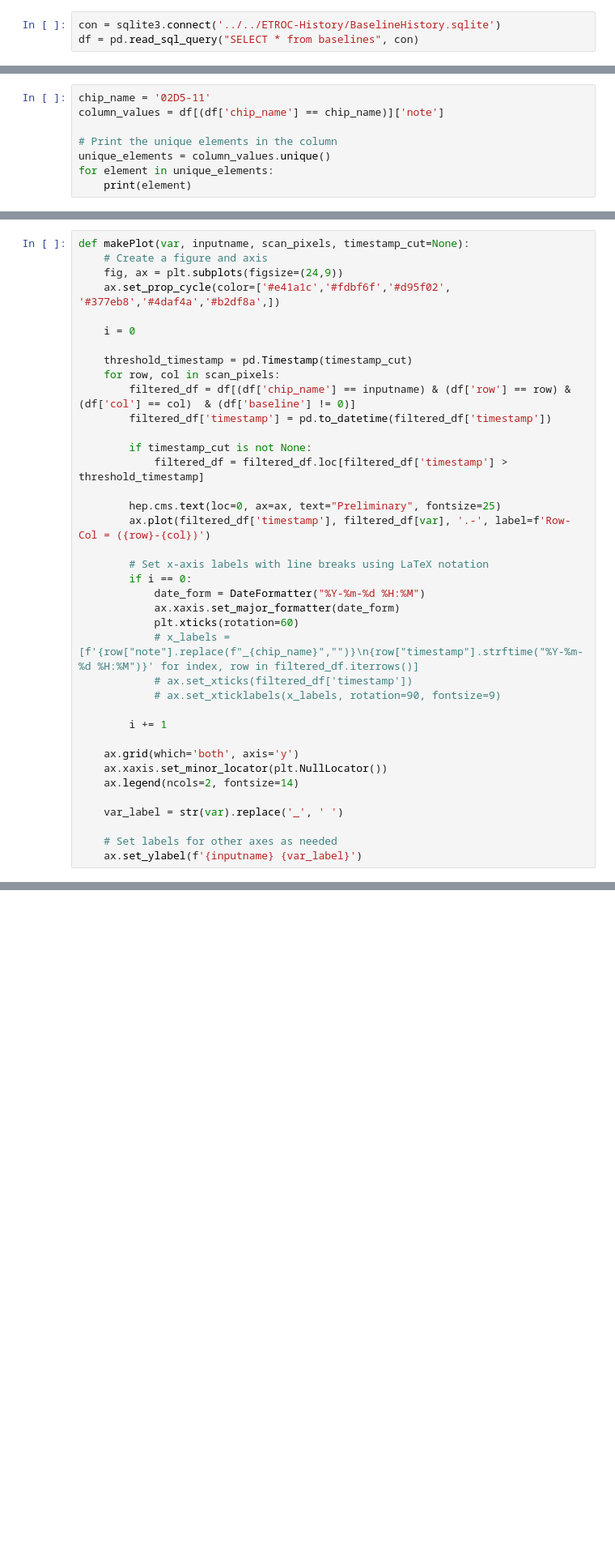
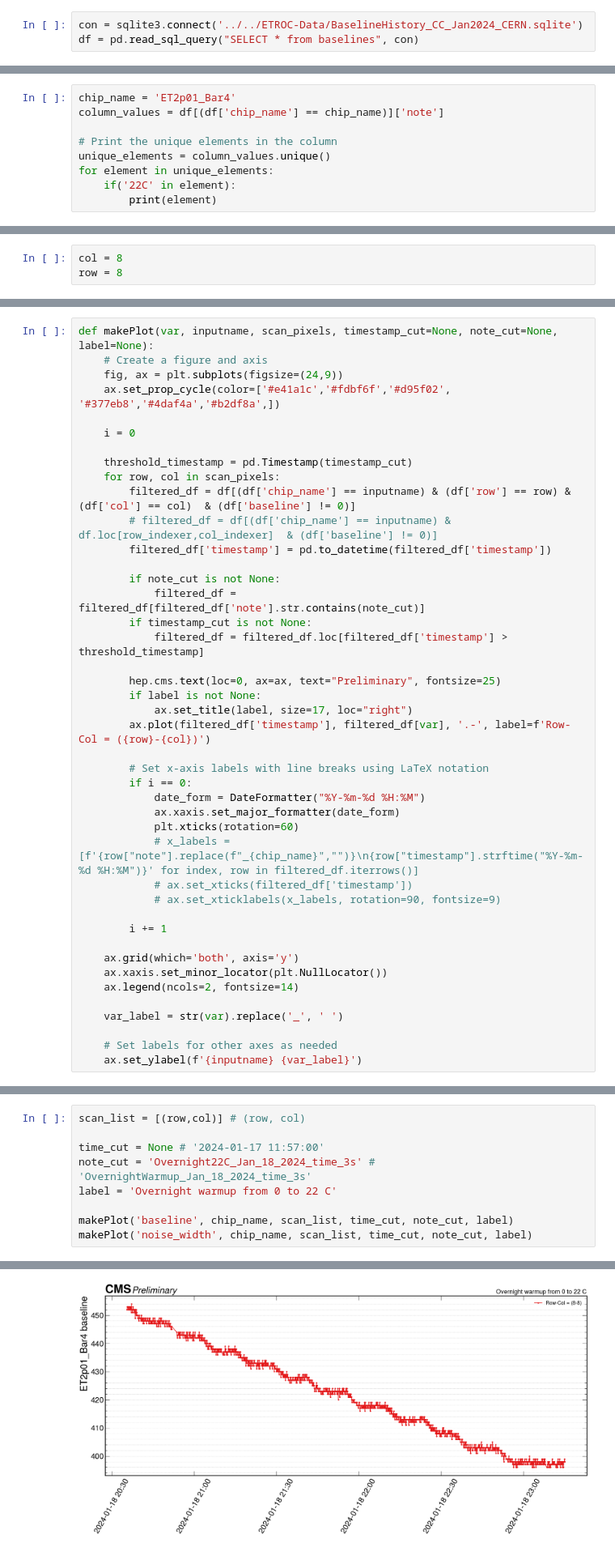
Before and after one commit to cbeiraod/ETROC-Analysis, a Jupyter notebook: reading_history/reading_BaselineHistory.ipynb, the cells around one changed output, grey strips where cells are left out. Shown at 81% size. Cells and saved outputs as stored; diff of their text form; blank space fills up the shorter version.

```diff
--- a/reading_history/reading_BaselineHistory.ipynb
+++ b/reading_history/reading_BaselineHistory.ipynb
@@ -11,7 +11,7 @@ hep.style.use("CMS")
 # %% [markdown]
 ## Load file and specify the board name
 # %%
-con = sqlite3.connect('../../ETROC-History/BaselineHistory.sqlite')
+con = sqlite3.connect('../../ETROC-Data/BaselineHistory_CC_Jan2024_CERN.sqlite')
 df = pd.read_sql_query("SELECT * from baselines", con)
 # %% [markdown]
 ## Print the board name
@@ -25,10 +27,11 @@ for element in unique_elements:
 # %% [markdown]
 ## Print the saved notes for dedicate board name
 # %%
-chip_name = '02D5-11'
+chip_name = 'ET2p01_Bar4'
 column_values = df[(df['chip_name'] == chip_name)]['note']
 
 # Print the unique elements in the column
 unique_elements = column_values.unique()
 for element in unique_elements:
-    print(element)
+    if('22C' in element):
+        print(element)
@@ -35,3 +56,6 @@ for element in unique_elements:
 # %% [markdown]
 ## Select the data based on the board name and note
+# %%
+col = 8
+row = 8
 # %%
@@ -40,5 +78,5 @@ base_df
 # %%
-def makePlot(var, inputname, scan_pixels, timestamp_cut=None):
+def makePlot(var, inputname, scan_pixels, timestamp_cut=None, note_cut=None, label=None):
     # Create a figure and axis
     fig, ax = plt.subplots(figsize=(24,9))
     ax.set_prop_cycle(color=['#e41a1c','#fdbf6f','#d95f02', '#377eb8','#4daf4a','#b2df8a',])
@@ -48,12 +86,17 @@ def makePlot(var, inputname, scan_pixels, timestamp_cut=None):
     threshold_timestamp = pd.Timestamp(timestamp_cut)
     for row, col in scan_pixels:
         filtered_df = df[(df['chip_name'] == inputname) & (df['row'] == row) & (df['col'] == col)  & (df['baseline'] != 0)]
+        # filtered_df = df[(df['chip_name'] == inputname) & df.loc[row_indexer,col_indexer]  & (df['baseline'] != 0)]
         filtered_df['timestamp'] = pd.to_datetime(filtered_df['timestamp'])
 
+        if note_cut is not None:
+            filtered_df = filtered_df[filtered_df['note'].str.contains(note_cut)]
         if timestamp_cut is not None:
             filtered_df = filtered_df.loc[filtered_df['timestamp'] > threshold_timestamp]
 
         hep.cms.text(loc=0, ax=ax, text="Preliminary", fontsize=25)
+        if label is not None:
+            ax.set_title(label, size=17, loc="right")
         ax.plot(filtered_df['timestamp'], filtered_df[var], '.-', label=f'Row-Col = ({row}-{col})')
 
         # Set x-axis labels with line breaks using LaTeX notation
@@ -82,0 +121,10 @@ makePlot('noise_width', chip_name, scan_list, '2023-08-11 03:20:00')
+# %%
+scan_list = [(row,col)] # (row, col)
+
+time_cut = None # '2024-01-17 11:57:00'
+note_cut = 'Overnight22C_Jan_18_2024_time_3s' # 'OvernightWarmup_Jan_18_2024_time_3s'
+label = 'Overnight warmup from 0 to 22 C'
+
+makePlot('baseline', chip_name, scan_list, time_cut, note_cut, label)
+makePlot('noise_width', chip_name, scan_list, time_cut, note_cut, label)
+# %% [output]
@@ -82,0 +141 @@ makePlot('noise_width', chip_name, scan_list, '2023-08-11 03:20:00')
+[figure, added]
```
Also changed, not shown: parts of 5 cells of this notebook.
